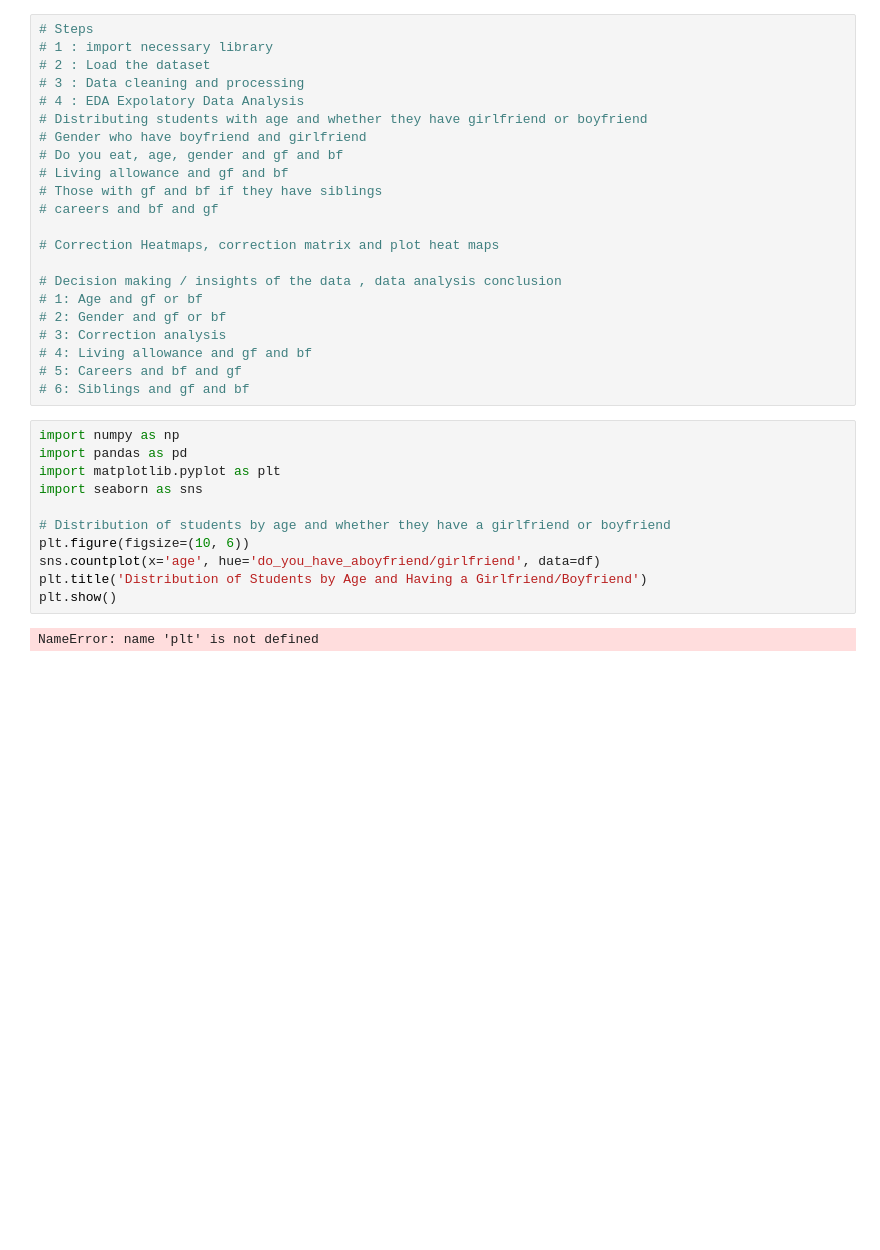
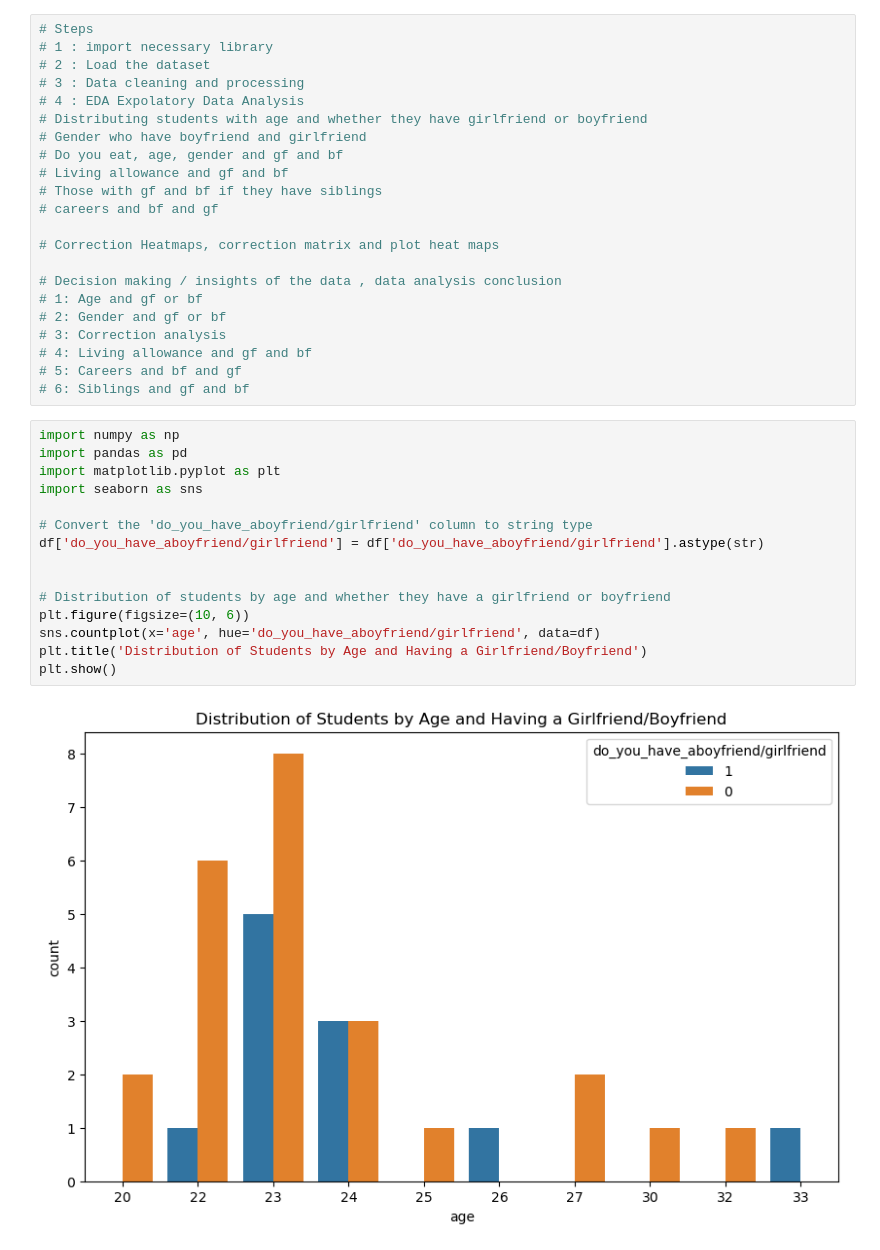
Before and after one commit to Liven-Allan/Lutalo_Allan_22-U-3330-PS, a Jupyter notebook: Python/Day8_Morning/lutalo_allan_day8c.ipynb, the cells around one changed output. Cells and saved outputs as stored; diff of their text form; blank space fills up the shorter version.

```diff
--- a/Python/Day8_Morning/lutalo_allan_day8c.ipynb
+++ b/Python/Day8_Morning/lutalo_allan_day8c.ipynb
@@ -127,13 +127,17 @@ df[~df['living_allowance'].isin([50000,1000000])]
 # %%
 import numpy as np
 import pandas as pd
 import matplotlib.pyplot as plt
 import seaborn as sns
 
+# Convert the 'do_you_have_aboyfriend/girlfriend' column to string type
+df['do_you_have_aboyfriend/girlfriend'] = df['do_you_have_aboyfriend/girlfriend'].astype(str)
+
+
 # Distribution of students by age and whether they have a girlfriend or boyfriend
 plt.figure(figsize=(10, 6))
 sns.countplot(x='age', hue='do_you_have_aboyfriend/girlfriend', data=df)
 plt.title('Distribution of Students by Age and Having a Girlfriend/Boyfriend')
 plt.show()
 # %% [output]
-NameError: name 'plt' is not defined
+[figure, added]
```
Also changed, not shown: parts of 12 cells of this notebook.
